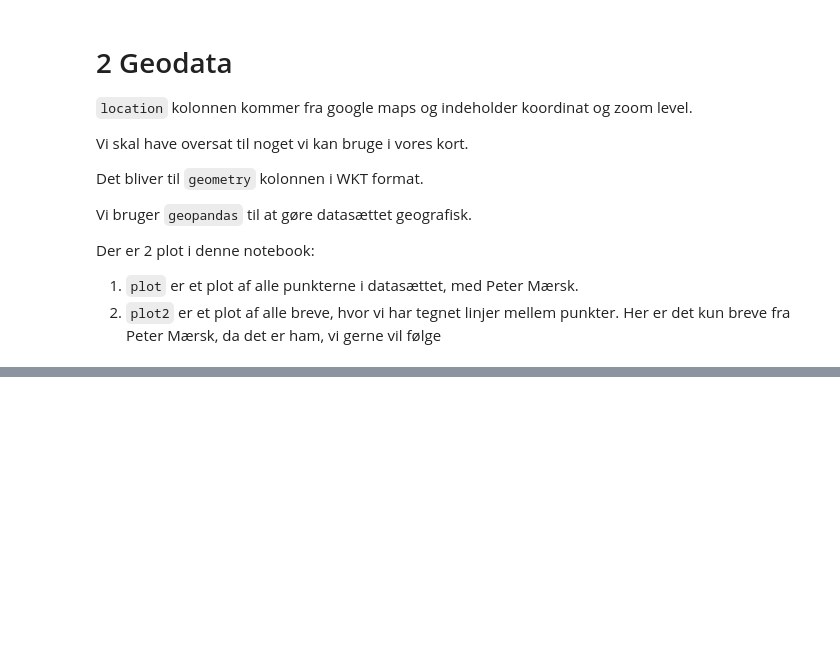
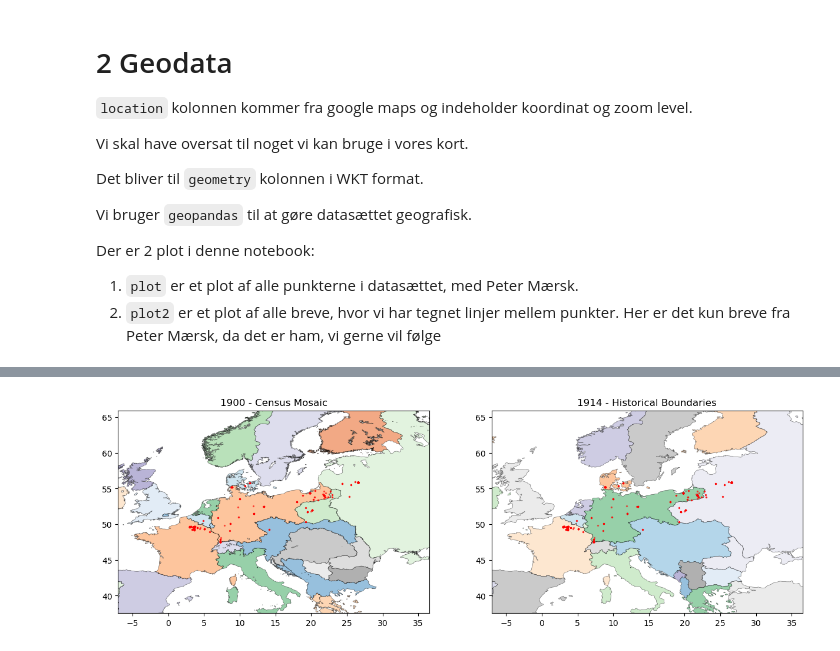
Before and after one commit to dalager/jernkorsetbreve, a Jupyter notebook: 02_geodata.ipynb, the cells around one changed output, grey strips where cells are left out. Drawn from its saved outputs; the diff is of its cells as text; code cells hidden in the pictures; blank space fills up the shorter version.

```diff
--- a/02_geodata.ipynb
+++ b/02_geodata.ipynb
@@ -136,0 +274,4 @@ gdf.days_from_last.plot(kind='bar', figsize=(15, 5), title='Days between letters
+# %%
+# get geodataframe from geojson
+gdf1914 = gpd.read_file('maps/1914/1914.geojson')
+gdf1918 = gpd.read_file('maps/1914/1918.geojson')
@@ -136,0 +281,39 @@ gdf.days_from_last.plot(kind='bar', figsize=(15, 5), title='Days between letters
+# %%
+# mapping ids to countries
+mapping = [(70,'Frankrig')]
+
+
+# plot the shapefile
+#fig, ax = plt.subplots(figsize=(15, 15))
+#shapefile.plot(ax=ax, color='white', edgecolor='black',linewidth=0.5, alpha=0.5)
+
+shp = shapefile#[shapefile.SUBREGION == '0']
+
+fig, ax = plt.subplots(1,2,figsize=(15, 15))
+# add blue background
+#ax.set_facecolor('lightgrey')
+bbox = gdf.bounds
+
+# simplify the geometry
+#shpdf['geometry'] = shpdf['geometry'].simplify(0.2, preserve_topology=True)
+
+shpdf.plot(ax=ax[0], colormap='tab20c',column="COUNTRY", edgecolor='black',linewidth=0.5, alpha=0.5)
+gdf.plot(ax=ax[0], edgecolor='red',markersize=2,  alpha=0.5, color='red')
+ax[0].set_ylim(bbox.miny.min()-10, bbox.maxy.max()+10)
+ax[0].set_xlim(bbox.minx.min()-10, bbox.maxx.max()+10)
+ax[0].set_title('1900 - Census Mosaic')
+
+
+#gdf1914.plot(ax=ax, colormap='tab20c',column="NAME", edgecolor='black',linewidth=0.5, alpha=0.5)
+# country labels from gdff
+gdf1914.apply(lambda x: ax.annotate(x.NAME, xy=x.geometry.centroid.coords[0], ha='center', size=8),axis=1)
+gdf1914.plot(ax=ax[1], colormap='tab20c',column="NAME", edgecolor='black',linewidth=0.5, alpha=0.5)
+gdf.plot(ax=ax[1], edgecolor='red',markersize=2,  alpha=0.5, color='red')
+ax[1].set_ylim(bbox.miny.min()-10, bbox.maxy.max()+10)
+ax[1].set_xlim(bbox.minx.min()-10, bbox.maxx.max()+10)
+ax[1].set_title('1914 - Historical Boundaries')
+
+# save figure
+plt.savefig('images/letters_1900_1914.png', dpi=300, bbox_inches='tight')
+# %% [output]
+[figure, added]
```
Also changed, not shown: parts of 13 cells of this notebook, 5 other files.
